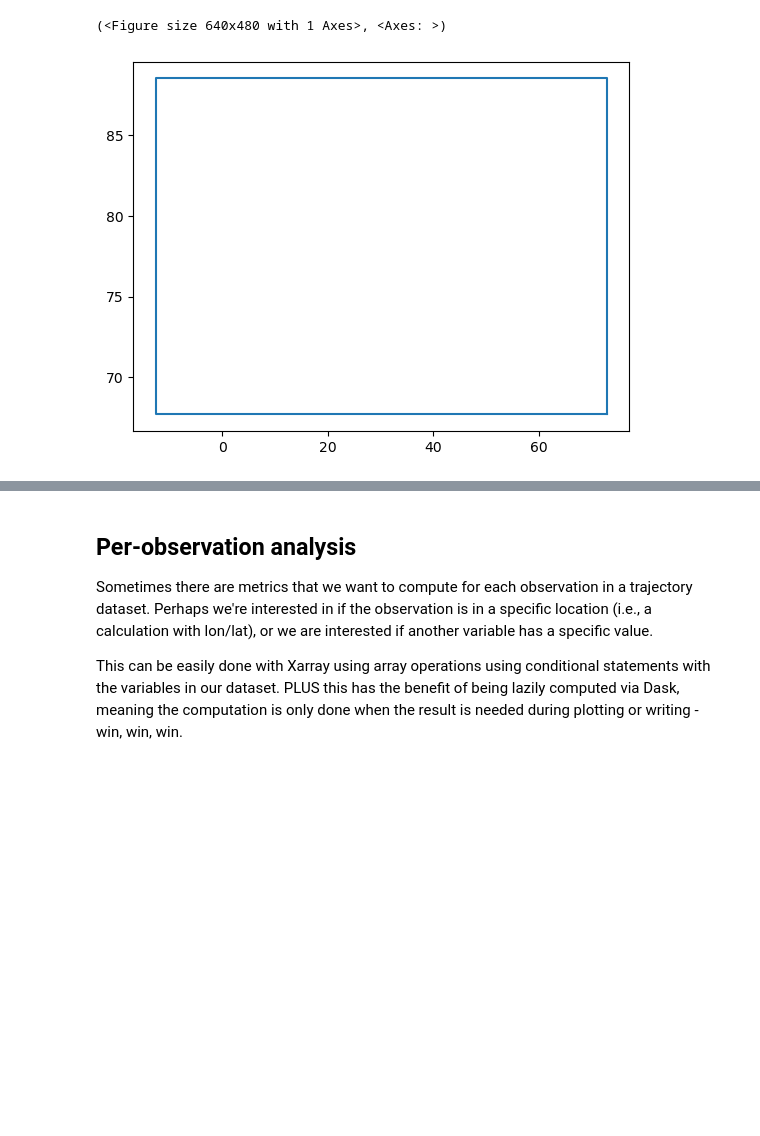
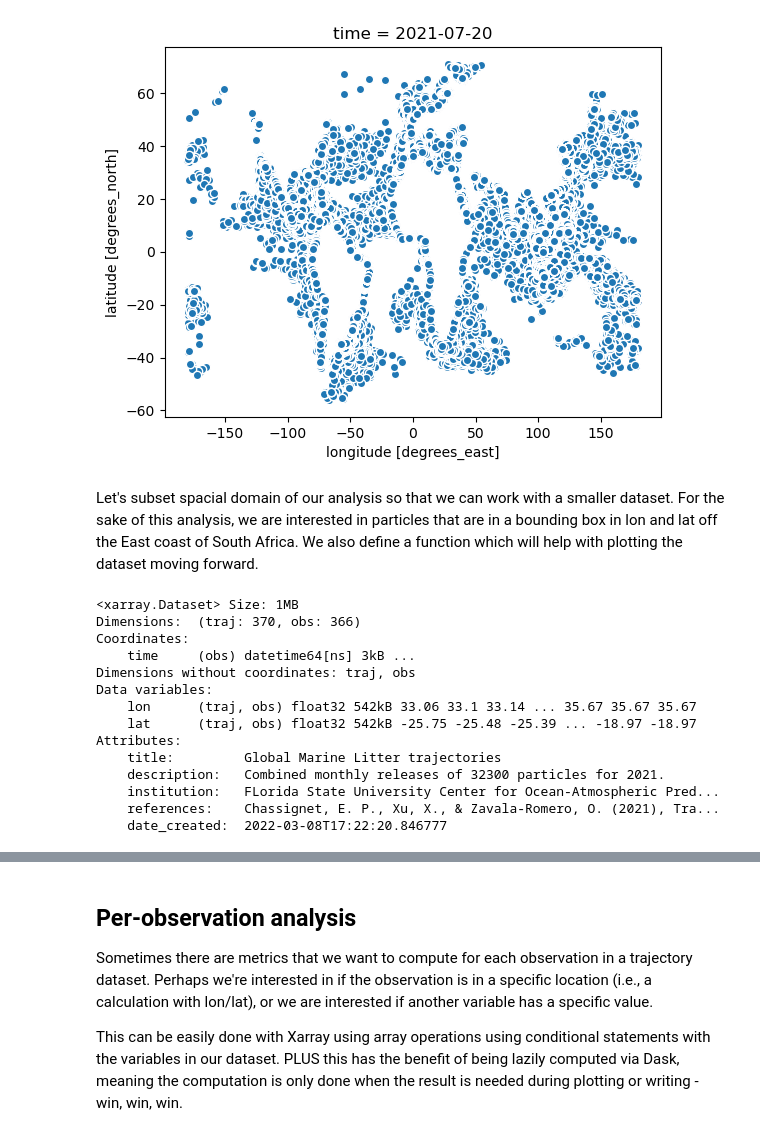
Before and after one commit to OceanParcels/Lagrangian_diags, a Jupyter notebook: docs/tutorials/analysis-cookbook.ipynb, the cells around one changed output, grey strips where cells are left out. Saved outputs shown, nothing was run; the diff lists cells and outputs as text; code cells hidden in the pictures; blank space fills up the shorter version.

```diff
--- a/docs/tutorials/analysis-cookbook.ipynb
+++ b/docs/tutorials/analysis-cookbook.ipynb
@@ -71,0 +69,7 @@ Attributes:
+# %%
+# download the data
+import urllib.request
+import shutil
+
+url = "https://zenodo.org/records/6310460/files/"
+file_name = "global-marine-litter-2021.nc"
@@ -71,0 +82,3 @@ Attributes:
+# %%
+ds_full = xr.open_dataset(file_name)
+ds_full
@@ -72,11 +100,20 @@ Attributes:
+# %%
+ds_full.isel(obs=200).plot.scatter(x="lon", y="lat")
+plt.show()
+# %% [output]
+[figure, added]
+# %% [markdown]
+Let's subset spacial domain of our analysis so that we can work with a smaller dataset. For the sake of this analysis, we are interested in particles that are in a bounding box in lon and lat off the East coast of South Africa. We also define a function which will help with plotting the dataset moving forward.
 # %%
-import matplotlib.axes
-import matplotlib.figure
+DOMAIN_LON = (30, 55)
+DOMAIN_LAT = (-32, -8)
 
-DOMAIN_LON = ds.lon.min(), ds.lon.max()
-DOMAIN_LAT = ds.lat.min(), ds.lat.max()
 
-def scatter_traj_dataset(ds: xr.Dataset, color: xr.DataArray | None = None, ax: matplotlib.axes.Axes | None = None) -> matplotlib.axes.Axes:
+def scatter_traj_dataset(
+    ds: xr.Dataset,
+    color: xr.DataArray | None = None,
+    ax: matplotlib.axes.Axes | None = None,
+) -> matplotlib.axes.Axes:
     """Plot the lat/lon of the observations colouring based on `target` (if provided).
 
     Dataset should be in the obs/traj format in the form of an xr.Dataset.
@@ -84,27 +121,42 @@ def scatter_traj_dataset(ds: xr.Dataset, color: xr.DataArray | None = None, ax:
     if ax is None:
         _, ax = plt.subplots()
         ax.set_xlim(DOMAIN_LON)
+        ax.set_ylim(DOMAIN_LAT)
+        ax.set_xlabel("Longitude")
+        ax.set_ylabel("Latitude")
+
+    cmap_kwargs = {}
+    if color is not None:
+        cmap_kwargs = dict(c=color, cmap="viridis")
+
+    ax.scatter(ds.lon, ds.lat, marker=".", **cmap_kwargs)
+    return ax
 
 
-    ax.scatter(ds.lon, ds.lat, c=color, cmap="viridis", marker='.')
-    return ax
+def subset_particles(ds: xr.Dataset) -> xr.Dataset:
+    """Subsets the particles to be only the particles that are always in the region of interest."""
+    in_lon_domain = (ds.lon >= DOMAIN_LON[0]) & (ds.lon <= DOMAIN_LON[1])
+    in_lat_domain = (ds.lat >= DOMAIN_LAT[0]) & (ds.lat <= DOMAIN_LAT[1])
+    in_domain = in_lon_domain & in_lat_domain
+    always_in_domain = in_domain.all(dim="obs")
 
-def get_bbox(ds: xr.Dataset) -> shapely.geometry.Polygon:
-    """Return the bounding box of the dataset.
-    """
-    return shapely.geometry.box(ds.lon.min(), ds.lat.min(), ds.lon.max(), ds.lat.max())
+    return ds.sel(traj=always_in_domain)
 
 
-
-def plot_polygon(poly: shapely.geometry.Polygon, ax = None):
-    if ax is None:
-        fig, ax = plt.subplots()
-    ax.plot(*poly.exterior.xy)
-    return fig, ax
-
-plot_polygon(get_bbox(ds))
-
-# ds.isel(trajectory=0).pipe(scatter_traj_dataset)
+ds = ds_full.pipe(subset_particles)
+ds
 # %% [output]
-(<Figure size 640x480 with 1 Axes>, <Axes: >)
+<xarray.Dataset> Size: 1MB
+Dimensions:  (traj: 370, obs: 366)
+Coordinates:
+    time     (obs) datetime64[ns] 3kB ...
+Dimensions without coordinates: traj, obs
+Data variables:
+    lon      (traj, obs) float32 542kB 33.06 33.1 33.14 ... 35.67 35.67 35.67
+    lat      (traj, obs) float32 542kB -25.75 -25.48 -25.39 ... -18.97 -18.97
+Attributes:
+    title:         Global Marine Litter trajectories
+    description:   Combined monthly releases of 32300 particles for 2021.
+    institution:   FLorida State University Center for Ocean-Atmospheric Pred...
+    references:    Chassignet, E. P., Xu, X., & Zavala-Romero, O. (2021), Tra...
+    date_created:  2022-03-08T17:22:20.846777
-[figure, removed]
```
Also changed, not shown: parts of 48 cells of this notebook.
